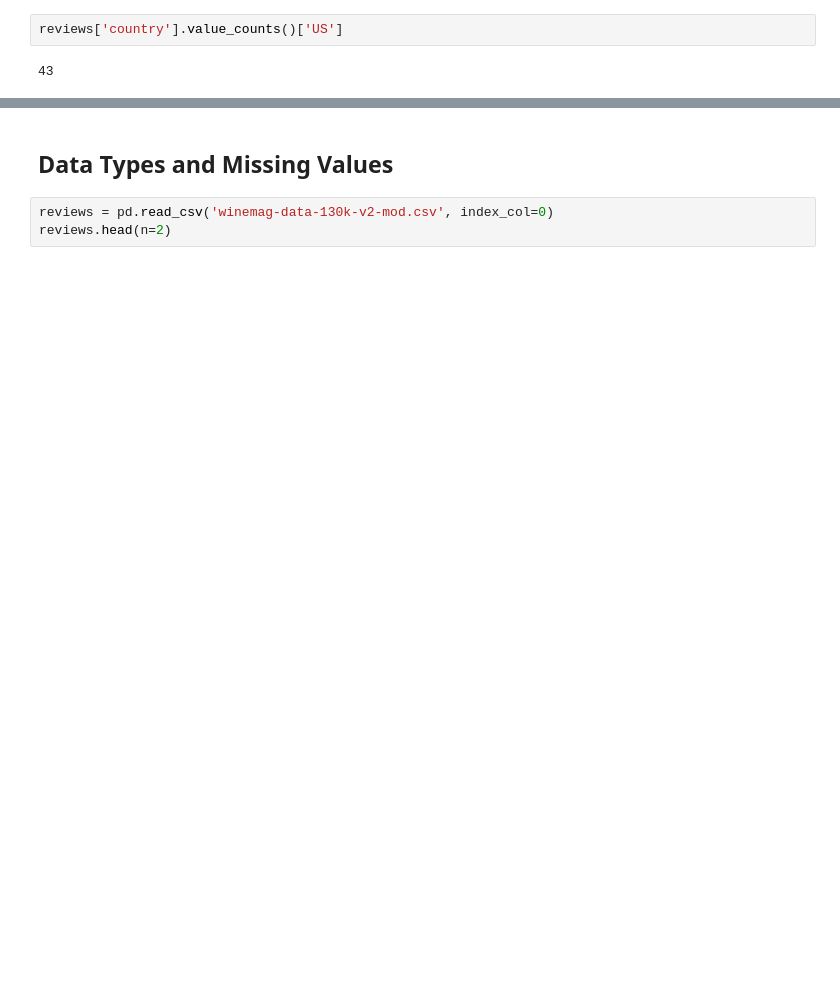
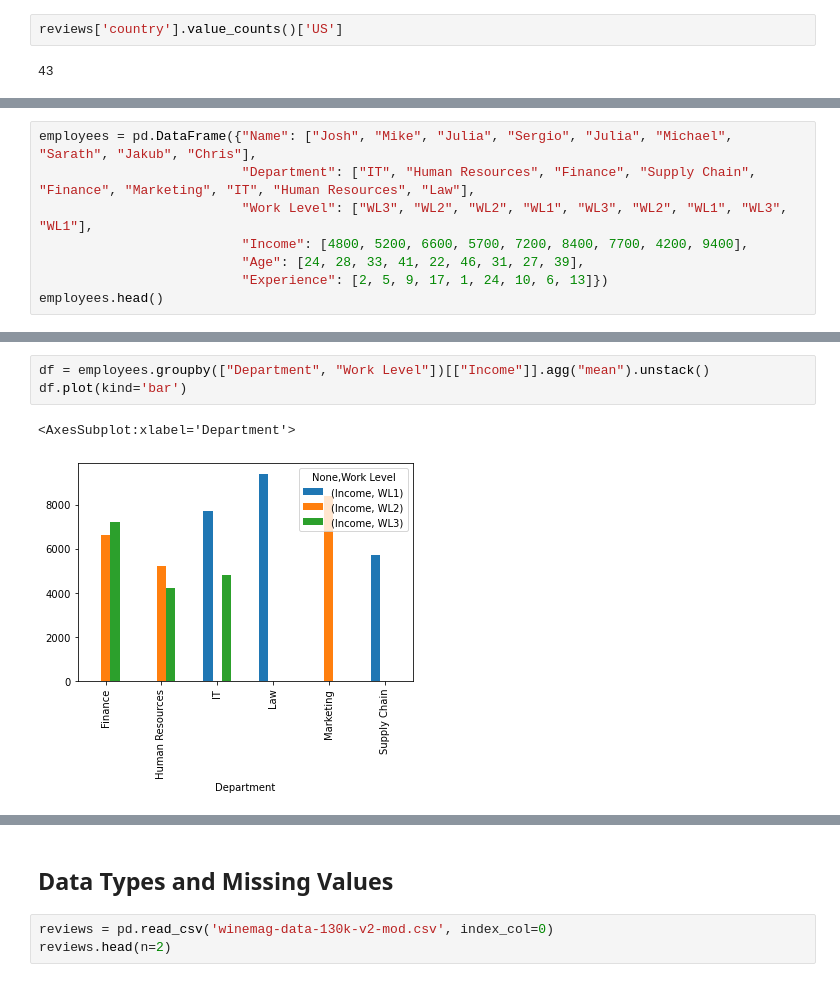
Before and after one commit to dev-SR/machine-learning, a Jupyter notebook: 01pandas/pandas.ipynb, the cells around one changed output, grey strips where cells are left out. Drawn from its saved outputs; the diff is of its cells as text; blank space fills up the shorter version.

```diff
--- a/01pandas/pandas.ipynb
+++ b/01pandas/pandas.ipynb
@@ -2088,0 +2348,8 @@ Length: 100, dtype: int64
+# %%
+employees = pd.DataFrame({"Name": ["Josh", "Mike", "Julia", "Sergio", "Julia", "Michael", "Sarath", "Jakub", "Chris"],
+                          "Department": ["IT", "Human Resources", "Finance", "Supply Chain", "Finance", "Marketing", "IT", "Human Resources", "Law"],
+                          "Work Level": ["WL3", "WL2", "WL2", "WL1", "WL3", "WL2", "WL1", "WL3", "WL1"],
+                          "Income": [4800, 5200, 6600, 5700, 7200, 8400, 7700, 4200, 9400],
+                          "Age": [24, 28, 33, 41, 22, 46, 31, 27, 39],
+                          "Experience": [2, 5, 9, 17, 1, 24, 10, 6, 13]})
+employees.head()
@@ -2088,0 +2403,6 @@ Length: 100, dtype: int64
+# %%
+df = employees.groupby(["Department", "Work Level"])[["Income"]].agg("mean").unstack()
+df.plot(kind='bar')
+# %% [output]
+<AxesSubplot:xlabel='Department'>
+[figure, added]
```
Also changed, not shown: parts of 223 cells of this notebook, 20 other files.
